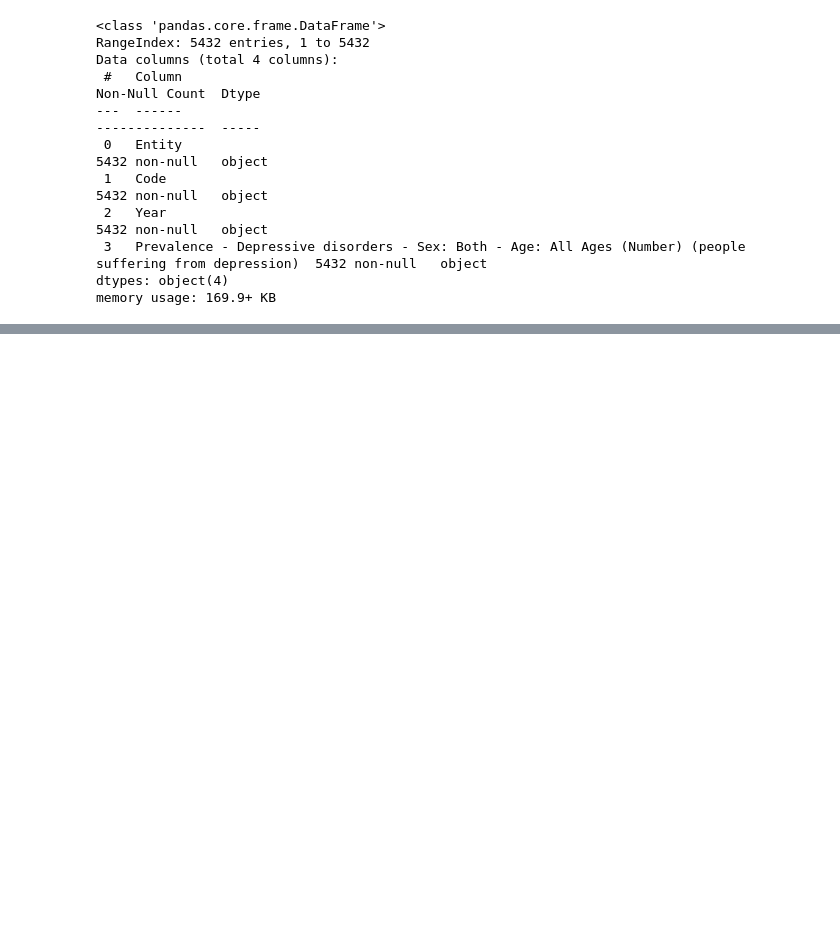
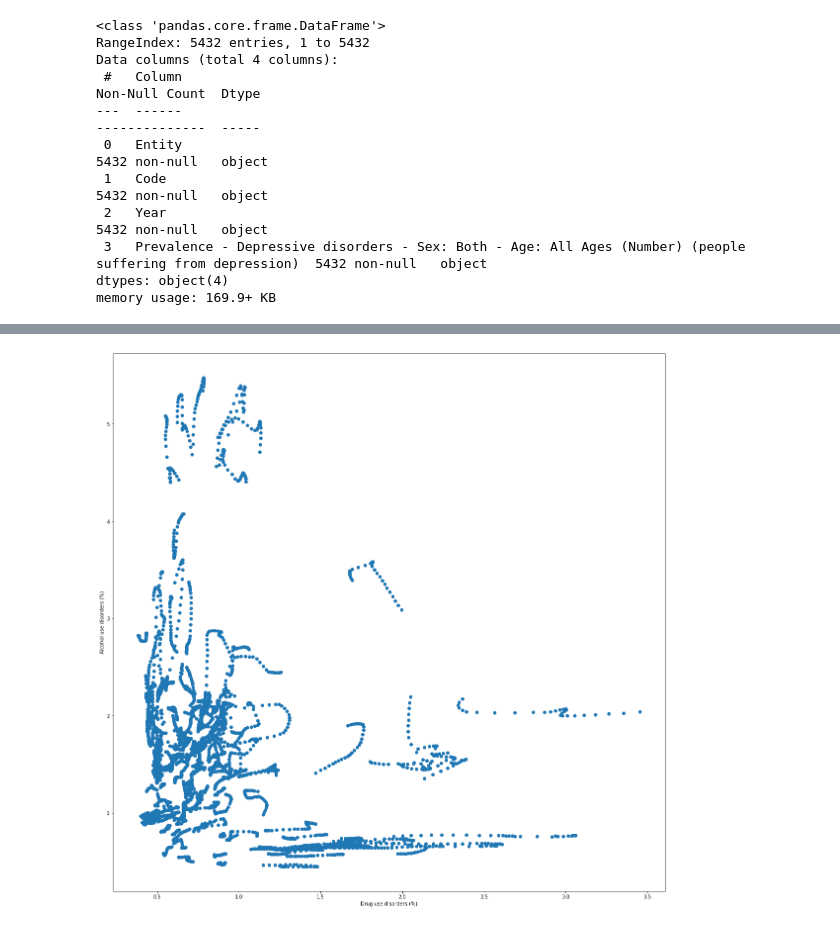
Before and after one commit to elisademuri/Project-Programming-and-Databases, a Jupyter notebook: Script esame.ipynb, the cells around one changed output, grey strips where cells are left out. Drawn from its saved outputs; the diff is of its cells as text; code cells hidden in the pictures; blank space fills up the shorter version.

```diff
--- a/Script esame.ipynb
+++ b/Script esame.ipynb
@@ -876,0 +1004,8 @@ See the caveats in the documentation: https://pandas.pydata.org/pandas-docs/stab
+# %%
+plt.figure(figsize=(20,20))
+plt.scatter(data1['Drug use disorders (%)'], data1['Alcohol use disorders (%)'])
+plt.xlabel('Drug use disorders (%)')
+plt.ylabel('Alcohol use disorders (%)')
+plt.show()
+# %% [output]
+[figure, added]
```
Also changed, not shown: parts of 38 cells of this notebook.
